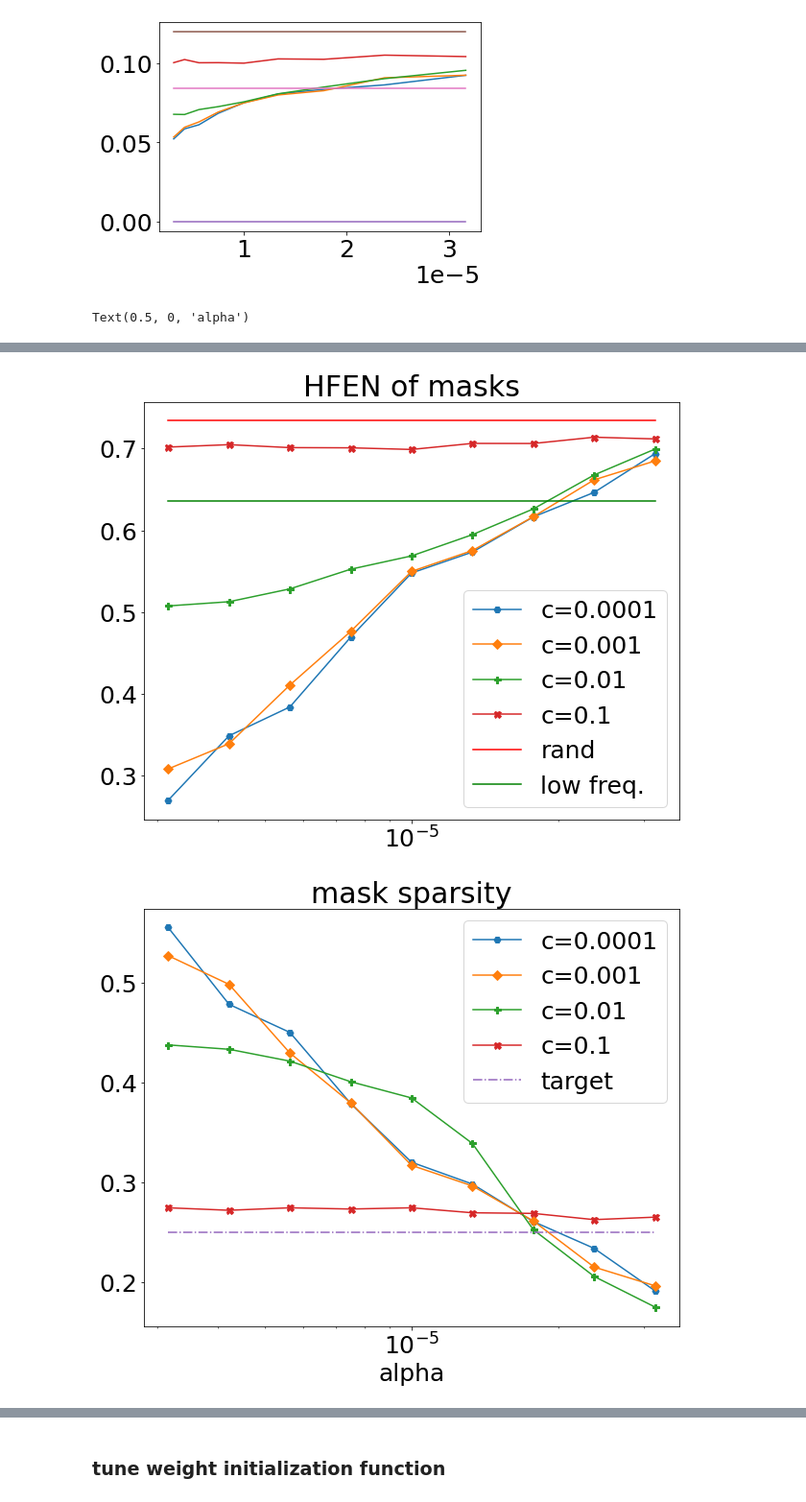
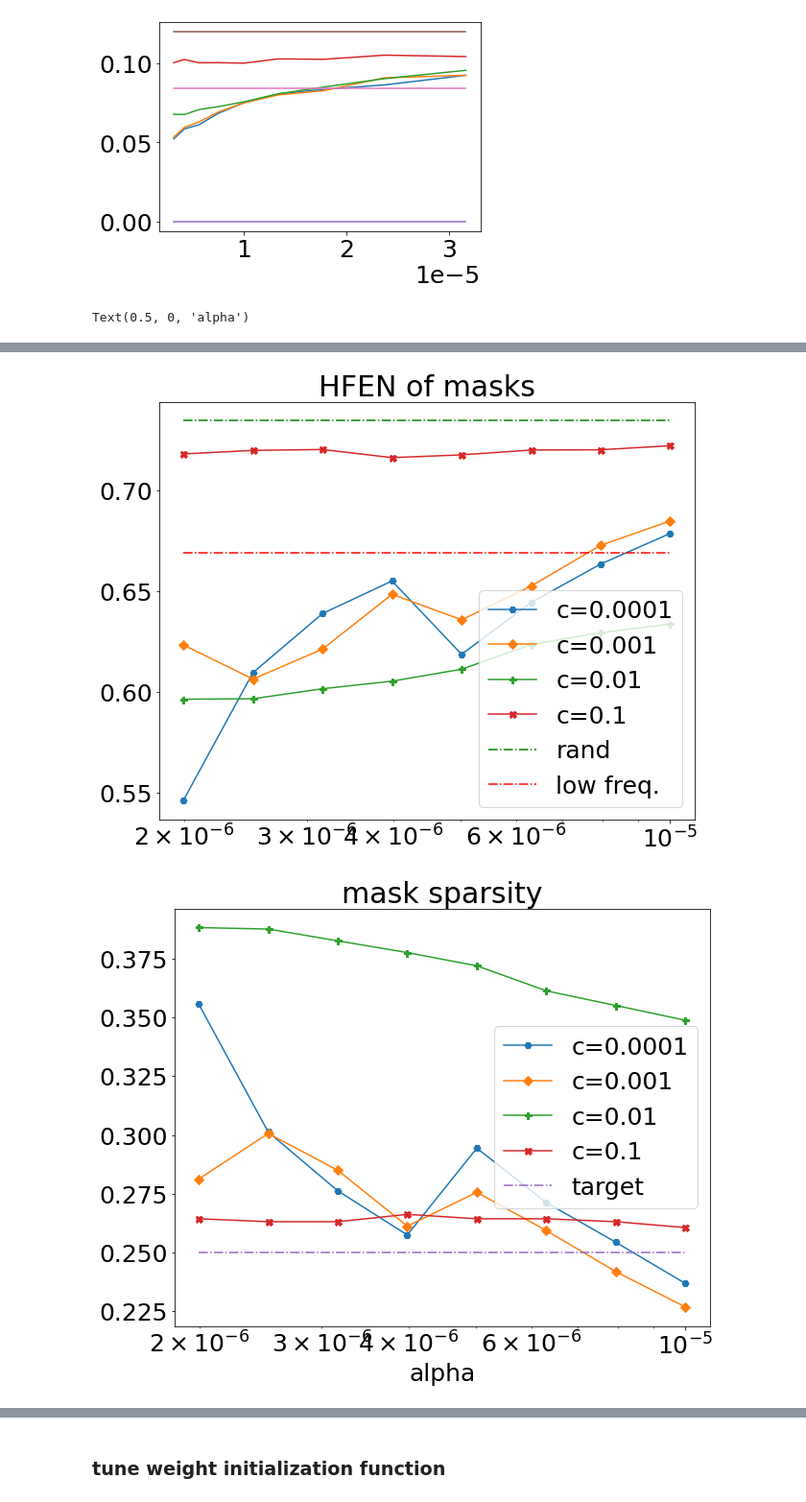
Before and after one commit to zhishenhuang/mri, a Jupyter notebook: mask_backward-Copy1.ipynb, the cells around one changed output, grey strips where cells are left out. Shown: that part at 96% size. Drawn from its saved outputs; the diff is of its cells as text; code cells hidden in the pictures.

```diff
--- a/mask_backward-Copy1.ipynb
+++ b/mask_backward-Copy1.ipynb
@@ -29,11 +29,15 @@ random.seed(0)
 #### import data to test mask_backward function
 # %%
 # data_gt = np.load('/home/huangz78/data/data_gt.npz')
-# datafornn = np.load('/home/huangz78/data/datafornn.npz')
-data = np.load('/home/huangz78/data/traindata_x.npz')
+datafornn = np.load('/mnt/shared_a/data/fastMRI/knee_singlecoil_train.npz')['data']
+# data = np.load('/home/huangz78/data/traindata_x.npz')
 dtyp = torch.float
-xfull = torch.tensor(data['xfull'],dtype=dtyp)
-fullmask = torch.tensor(data['mask']) # a random mask
+xfull = torch.tensor(datafornn,dtype=dtyp)
+
+# data = np.load('/home/huangz78/data/traindata_x.npz')
+# dtyp = torch.float
+# xfull = torch.tensor(data['xfull'],dtype=dtyp)
+# fullmask = torch.tensor(data['mask']) # a random mask
 # %% [markdown]
 ##### greedy mask and relevant data
 # %%
@@ -255,8 +259,8 @@ xstar = xfull[0:5,:,:]
 for ind in range(xstar.shape[0]):
     xstar[ind,:,:] = xstar[ind,:,:]/xstar[ind,:,:].max()
 
-NN         = 9
-alpha_grid = 10**(np.linspace(-5.5,-4.5,NN))
+NN         = 8
+alpha_grid = 10**(np.linspace(-5.7,-5,NN))
 c_grid     = np.array([1e-4,1e-3,1e-2,1e-1])
 
 l2loss   = np.zeros((NN,5))
@@ -274,9 +278,4 @@ yfull = torch.fft.fftshift(F.fftn(xstar,dim=(1,2),norm='ortho'),dim=(1,2)) # y i
 y = torch.zeros((yfull.shape[0],2,yfull.shape[1],yfull.shape[2]),dtype=torch.float,device='cpu')
 y[:,0,lowfreqmask==1,:] = torch.real(yfull)[:,lowfreqmask==1,:]
 y[:,1,lowfreqmask==1,:] = torch.imag(yfull)[:,lowfreqmask==1,:]
-highmask = torch.sigmoid( mnet(y) ).detach()
-
-highmask = mask_makebinary(raw_normalize(highmask,budget,threshold=0.5),threshold=0.5,sigma=False)
-
-fullmask = mask_complete(highmask,320)
-kplot(fullmask[0,:])
+highmask = mnet(y).detach()
@@ -407,8 +410,8 @@ markers = ['H', 'D', 'P', 'X','+']
 plt.figure(figsize=(10,8))
 for c_ind in range(len(c_grid)):
     plt.plot(alpha_grid,l2loss[:,c_ind],label='c='+str(c_grid[c_ind]),marker=markers[c_ind],markersize=7)
-plt.plot(alpha_grid,np.ones(alpha_grid.shape)*rand_l2,color='r',label='rand')
-plt.plot(alpha_grid,np.ones(alpha_grid.shape)*lowf_l2,color='g',label='low freq.')
+plt.plot(alpha_grid,np.ones(alpha_grid.shape)*rand_l2,linestyle='-.',color='g',label='rand')
+plt.plot(alpha_grid,np.ones(alpha_grid.shape)*lowf_l2,linestyle='-.',color='r',label='low freq.')
 # plt.plot(alpha_grid,np.ones(alpha_grid.shape)*gred_l2,color='k',label='greedy')
 plt.title('l2 loss of masks')
 plt.xlabel('alpha')
@@ -418,8 +421,8 @@ plt.legend(loc='best',bbox_to_anchor=(1.05, 1))
 plt.figure(figsize=(10,8))
 for c_ind in range(len(c_grid)):
     plt.plot(alpha_grid,hfen[:,c_ind],label='c='+str(c_grid[c_ind]),marker=markers[c_ind],markersize=7)
-plt.plot(alpha_grid,np.ones(alpha_grid.shape)*rand_hfen,color='r',label='rand')
-plt.plot(alpha_grid,np.ones(alpha_grid.shape)*lowf_hfen,color='g',label='low freq.')
+plt.plot(alpha_grid,np.ones(alpha_grid.shape)*rand_hfen,color='g',linestyle='-.',label='rand')
+plt.plot(alpha_grid,np.ones(alpha_grid.shape)*lowf_hfen,color='r',linestyle='-.',label='low freq.')
 # plt.plot(alpha_grid,np.ones(alpha_grid.shape)*gred_hfen,color='k',label='greedy')
 plt.title('HFEN of masks')
 plt.xscale('log')
@@ -428,7 +431,7 @@ plt.legend(loc='best')
 plt.figure(figsize=(10,8))
 for c_ind in range(len(c_grid)):
     plt.plot(alpha_grid,sparsity[:,c_ind],label='c='+str(c_grid[c_ind]),marker=markers[c_ind],markersize=7)
-plt.plot(alpha_grid,(corefreq+budget)/320*np.ones(alpha_grid.shape),'-.',label='target')
+plt.plot(alpha_grid,(corefreq+budget)/320*np.ones(alpha_grid.shape),linestyle='-.',label='target')
 plt.title('mask sparsity')
 plt.xscale('log')
 plt.legend(loc='best')
@@ -439,2 +442,2 @@ Text(0.5, 0, 'alpha')
-[figure, old version]
+[figure, new version]
-[figure, old version]
+[figure, new version]
```
Also changed, not shown: parts of 7 cells of this notebook, 3 other files.
